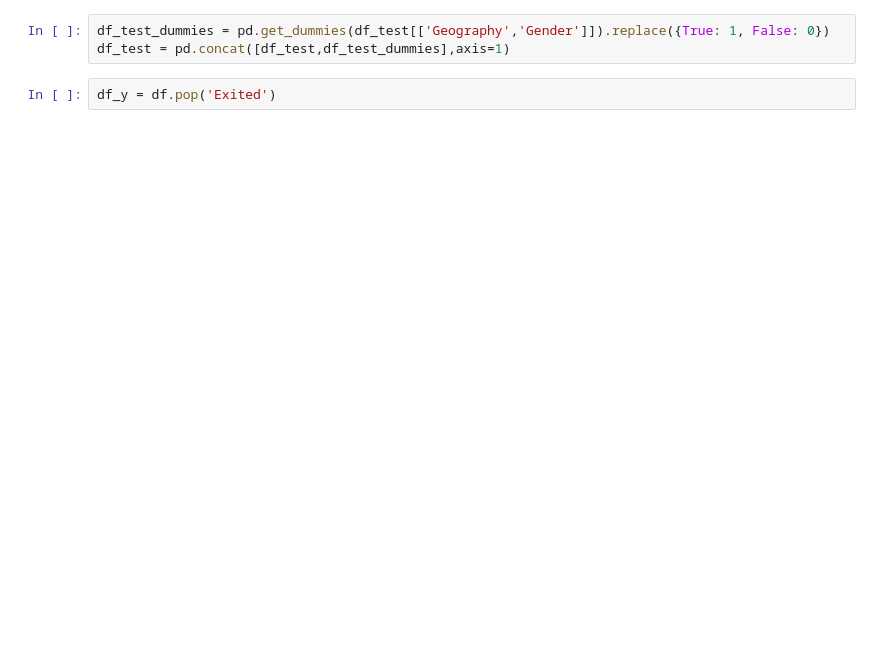
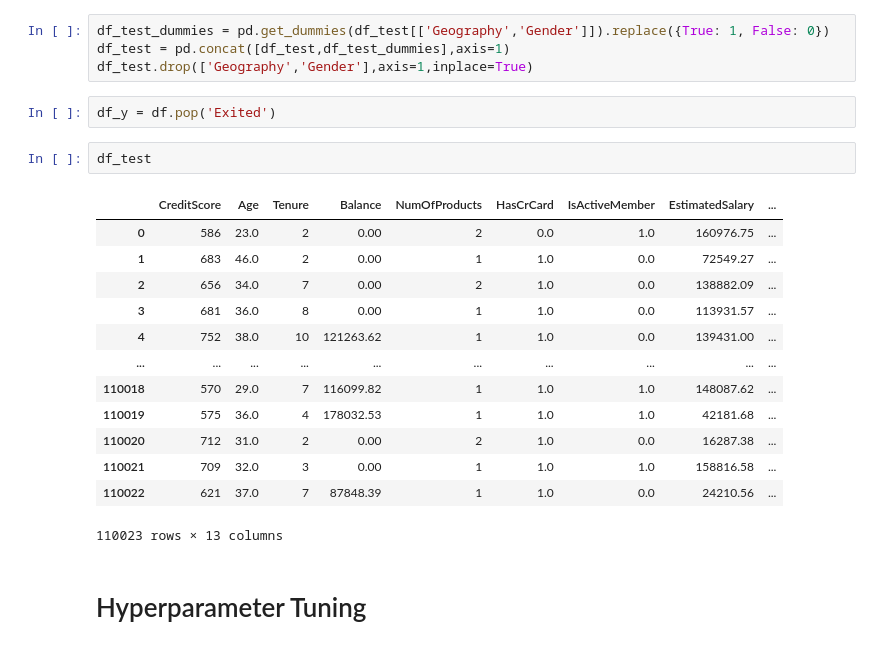
Before and after one commit to JayaWinata/Final-Project-PPM, a Jupyter notebook: Bank-Churn/bank_churn.ipynb, the cells around one changed output. Saved outputs shown, nothing was run; the diff lists cells and outputs as text; blank space fills up the shorter version.

```diff
--- a/Bank-Churn/bank_churn.ipynb
+++ b/Bank-Churn/bank_churn.ipynb
@@ -145,5 +146,24 @@ df = pd.concat([df,df_dummies],axis=1)
 # %%
 df_test_dummies = pd.get_dummies(df_test[['Geography','Gender']]).replace({True: 1, False: 0})
 df_test = pd.concat([df_test,df_test_dummies],axis=1)
+df_test.drop(['Geography','Gender'],axis=1,inplace=True)
 # %%
 df_y = df.pop('Exited')
+# %%
+df_test
+# %% [output]
+|  | CreditScore | Age | Tenure | Balance | NumOfProducts | HasCrCard | IsActiveMember | EstimatedSalary | ... |
+| 0 | 586 | 23.0 | 2 | 0.00 | 2 | 0.0 | 1.0 | 160976.75 | ... |
+| 1 | 683 | 46.0 | 2 | 0.00 | 1 | 1.0 | 0.0 | 72549.27 | ... |
+| 2 | 656 | 34.0 | 7 | 0.00 | 2 | 1.0 | 0.0 | 138882.09 | ... |
+| 3 | 681 | 36.0 | 8 | 0.00 | 1 | 1.0 | 0.0 | 113931.57 | ... |
+| 4 | 752 | 38.0 | 10 | 121263.62 | 1 | 1.0 | 0.0 | 139431.00 | ... |
+| ... | ... | ... | ... | ... | ... | ... | ... | ... | ... |
+| 110018 | 570 | 29.0 | 7 | 116099.82 | 1 | 1.0 | 1.0 | 148087.62 | ... |
+| 110019 | 575 | 36.0 | 4 | 178032.53 | 1 | 1.0 | 1.0 | 42181.68 | ... |
+| 110020 | 712 | 31.0 | 2 | 0.00 | 2 | 1.0 | 0.0 | 16287.38 | ... |
+| 110021 | 709 | 32.0 | 3 | 0.00 | 1 | 1.0 | 1.0 | 158816.58 | ... |
+| 110022 | 621 | 37.0 | 7 | 87848.39 | 1 | 1.0 | 0.0 | 24210.56 | ... |
+110023 rows × 13 columns
+# %% [markdown]
+# Hyperparameter Tuning
```
Also changed, not shown: parts of 5 cells of this notebook, 3 other files.
